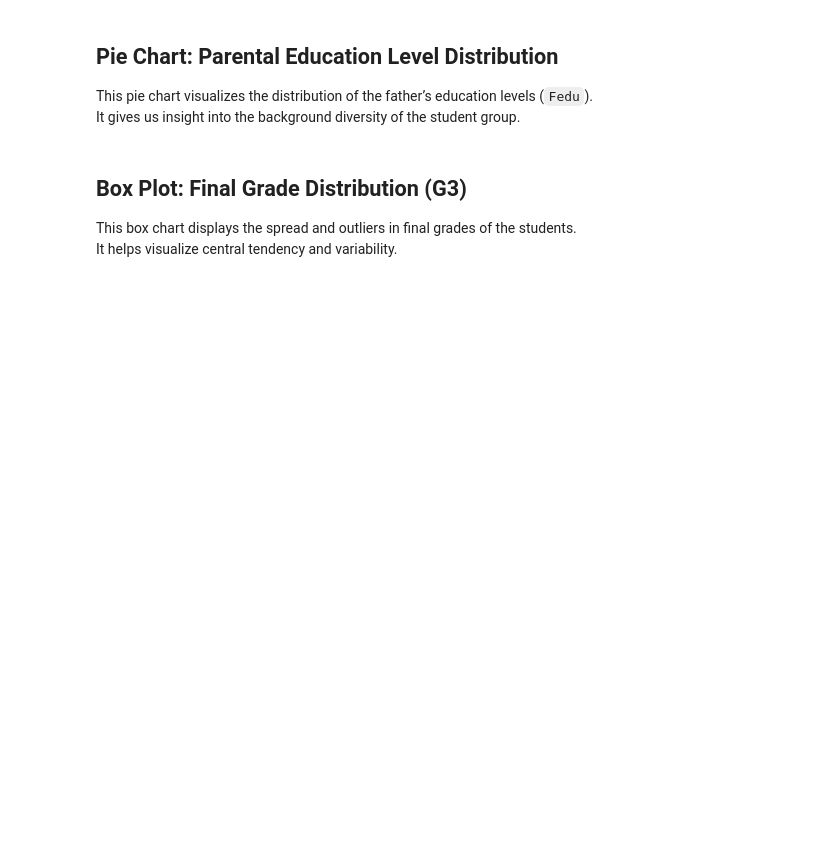
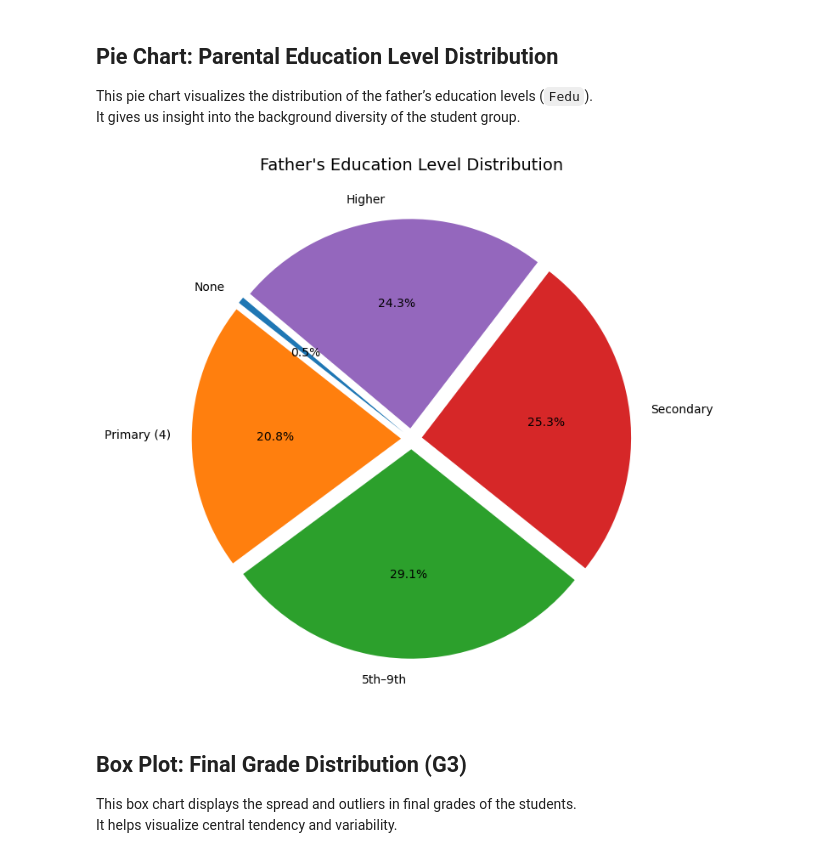
Before and after one commit to danielTongu/cs445_spring2025, a Jupyter notebook: lab1/studentperformance/StudentPerformance_Visualization.ipynb, the cells around one changed output. Saved outputs shown, nothing was run; the diff lists cells and outputs as text; code cells hidden in the pictures; blank space fills up the shorter version.

Commit message:
exploded pie chart

```diff
--- a/lab1/studentperformance/StudentPerformance_Visualization.ipynb
+++ b/lab1/studentperformance/StudentPerformance_Visualization.ipynb
@@ -88,23 +109,40 @@ plot_study_time_vs_grade_line_graph(student_data)
 This pie chart visualizes the distribution of the father’s education levels (`Fedu`).
 It gives us insight into the background diversity of the student group.
 # %%
+import matplotlib.pyplot as plt
+
 def plot_parental_education_pie_chart(dataframe):
     """
-    Creates a pie chart of the distribution of father's education levels.
+    Creates a pie chart showing the distribution of father's education levels.
 
-    @param dataframe: DataFrame containing student performance data.
+    @param dataframe: pandas.DataFrame - A DataFrame containing student performance data with a 'Fedu' column.
     """
+    # Count occurrences of each education level and sort by index (education level 0 to 4)
     edu_counts = dataframe['Fedu'].value_counts().sort_index()
+
+    # Labels for each level of education
     labels = ['None', 'Primary (4)', '5th–9th', 'Secondary', 'Higher']
 
+    # Define explode values to slightly offset each slice
+    explode = [0.05 for i in range(len(edu_counts))]  # 0.05 offset for all slices
+
+    # Create the pie chart
     plt.figure(figsize=(8, 8))
-    plt.pie(edu_counts, labels=labels[:len(edu_counts)], autopct='%1.1f%%', startangle=140)
+    plt.pie(
+        edu_counts,
+        labels=labels[:len(edu_counts)],
+        explode=explode,
+        autopct='%1.1f%%',
+        startangle=140
+    )
     plt.title("Father's Education Level Distribution", fontsize=14)
-    plt.savefig("DanielTongu_ParentalEducationPieChart.png")
+    # plt.savefig("DanielTongu_ParentalEducationPieChart.png")
     plt.show()
 
-# Call the function
+# Example function call:
 plot_parental_education_pie_chart(student_data)
+# %% [output]
+[figure, added]
 # %% [markdown]
 ## Box Plot: Final Grade Distribution (G3)
 
```
Also changed, not shown: parts of 4 cells of this notebook.
